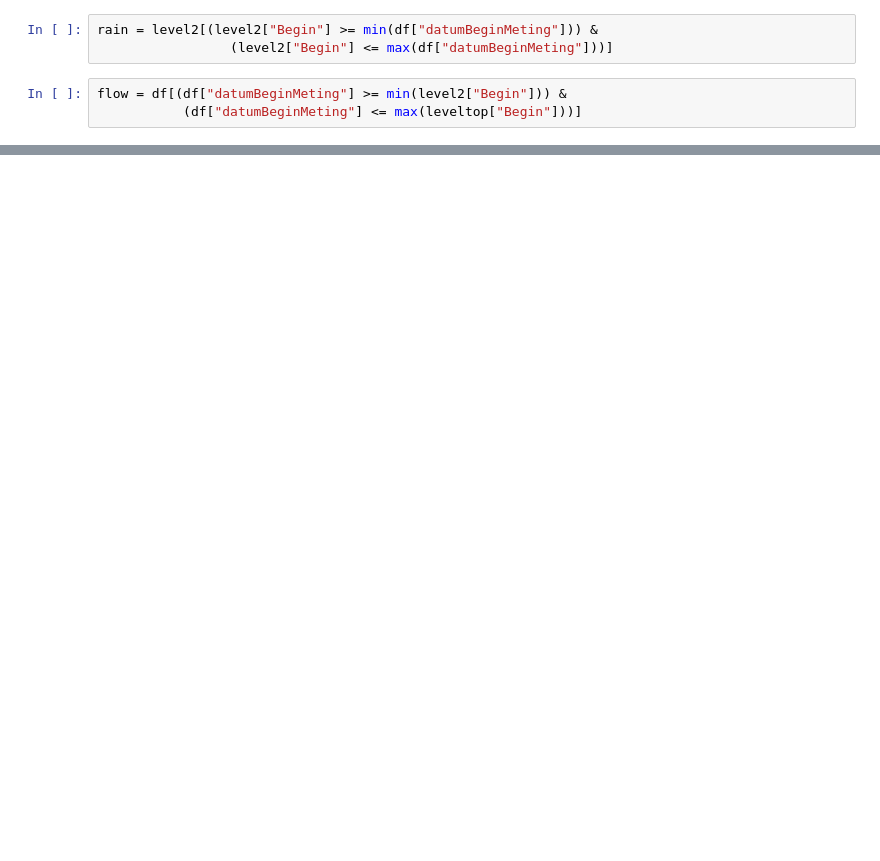
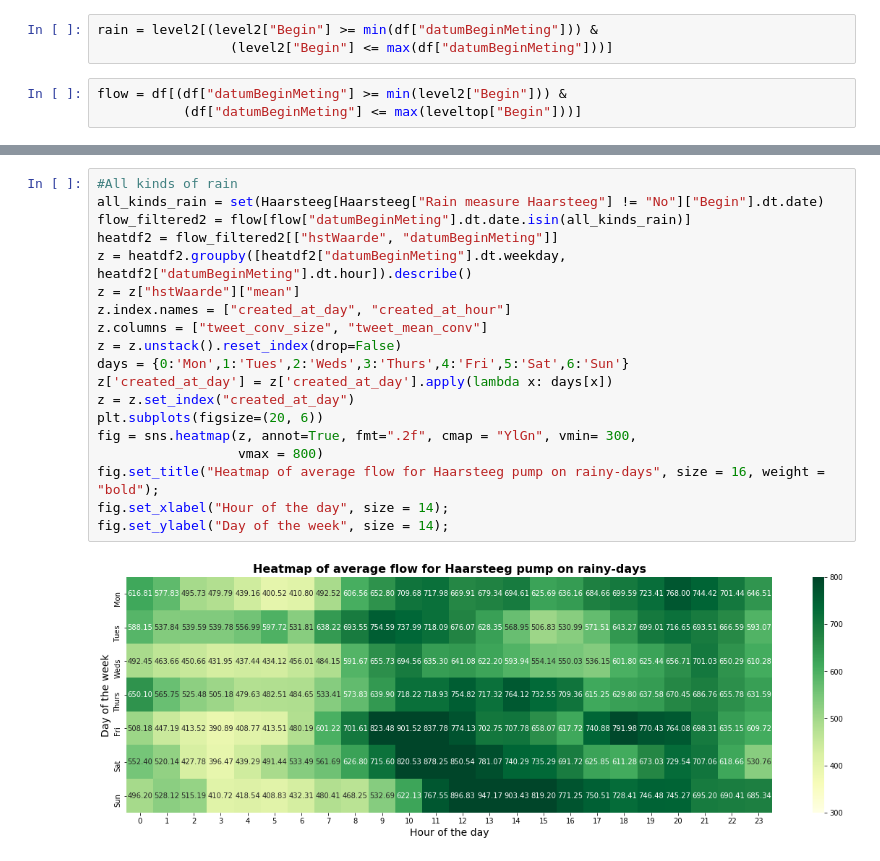
Before and after one commit to rogertian0707/jbg060, a Jupyter notebook: code/rainfall_to_station.ipynb, the cells around one changed output, grey strips where cells are left out. Saved outputs shown, nothing was run; the diff lists cells and outputs as text; blank space fills up the shorter version.

```diff
--- a/code/rainfall_to_station.ipynb
+++ b/code/rainfall_to_station.ipynb
@@ -236,0 +329,21 @@ g.map(sns.barplot, "hour", "Mean flow per hour");
+# %%
+#All kinds of rain
+all_kinds_rain = set(Haarsteeg[Haarsteeg["Rain measure Haarsteeg"] != "No"]["Begin"].dt.date)
+flow_filtered2 = flow[flow["datumBeginMeting"].dt.date.isin(all_kinds_rain)]
+heatdf2 = flow_filtered2[["hstWaarde", "datumBeginMeting"]]
+z = heatdf2.groupby([heatdf2["datumBeginMeting"].dt.weekday, heatdf2["datumBeginMeting"].dt.hour]).describe()
+z = z["hstWaarde"]["mean"]
+z.index.names = ["created_at_day", "created_at_hour"]
+z.columns = ["tweet_conv_size", "tweet_mean_conv"]
+z = z.unstack().reset_index(drop=False)
+days = {0:'Mon',1:'Tues',2:'Weds',3:'Thurs',4:'Fri',5:'Sat',6:'Sun'}
+z['created_at_day'] = z['created_at_day'].apply(lambda x: days[x])
+z = z.set_index("created_at_day")
+plt.subplots(figsize=(20, 6))
+fig = sns.heatmap(z, annot=True, fmt=".2f", cmap = "YlGn", vmin= 300,
+                  vmax = 800)
+fig.set_title("Heatmap of average flow for Haarsteeg pump on rainy-days", size = 16, weight = "bold");
+fig.set_xlabel("Hour of the day", size = 14);
+fig.set_ylabel("Day of the week", size = 14);
+# %% [output]
+[figure, added]
```
Also changed, not shown: parts of 11 cells of this notebook.
